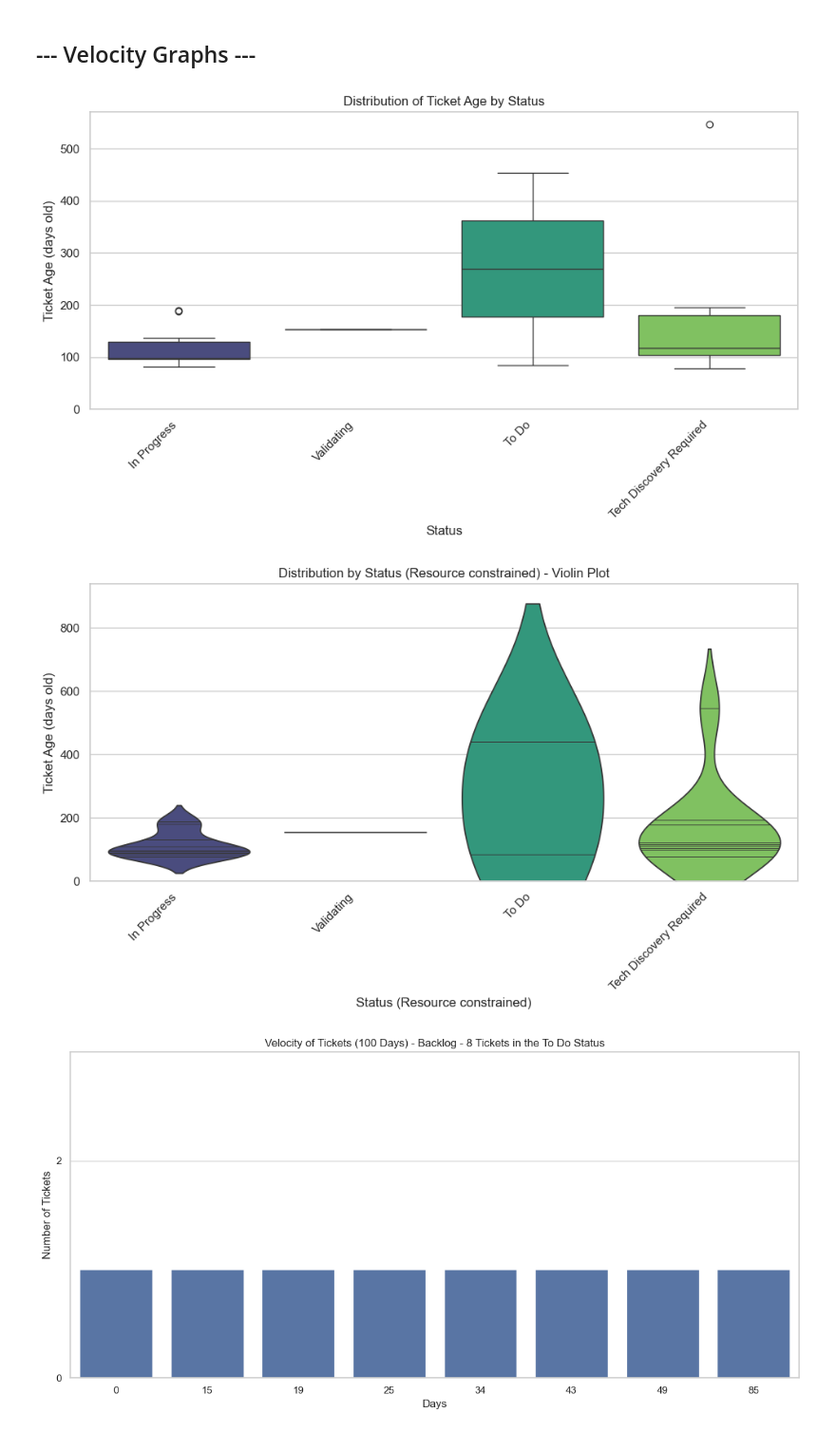
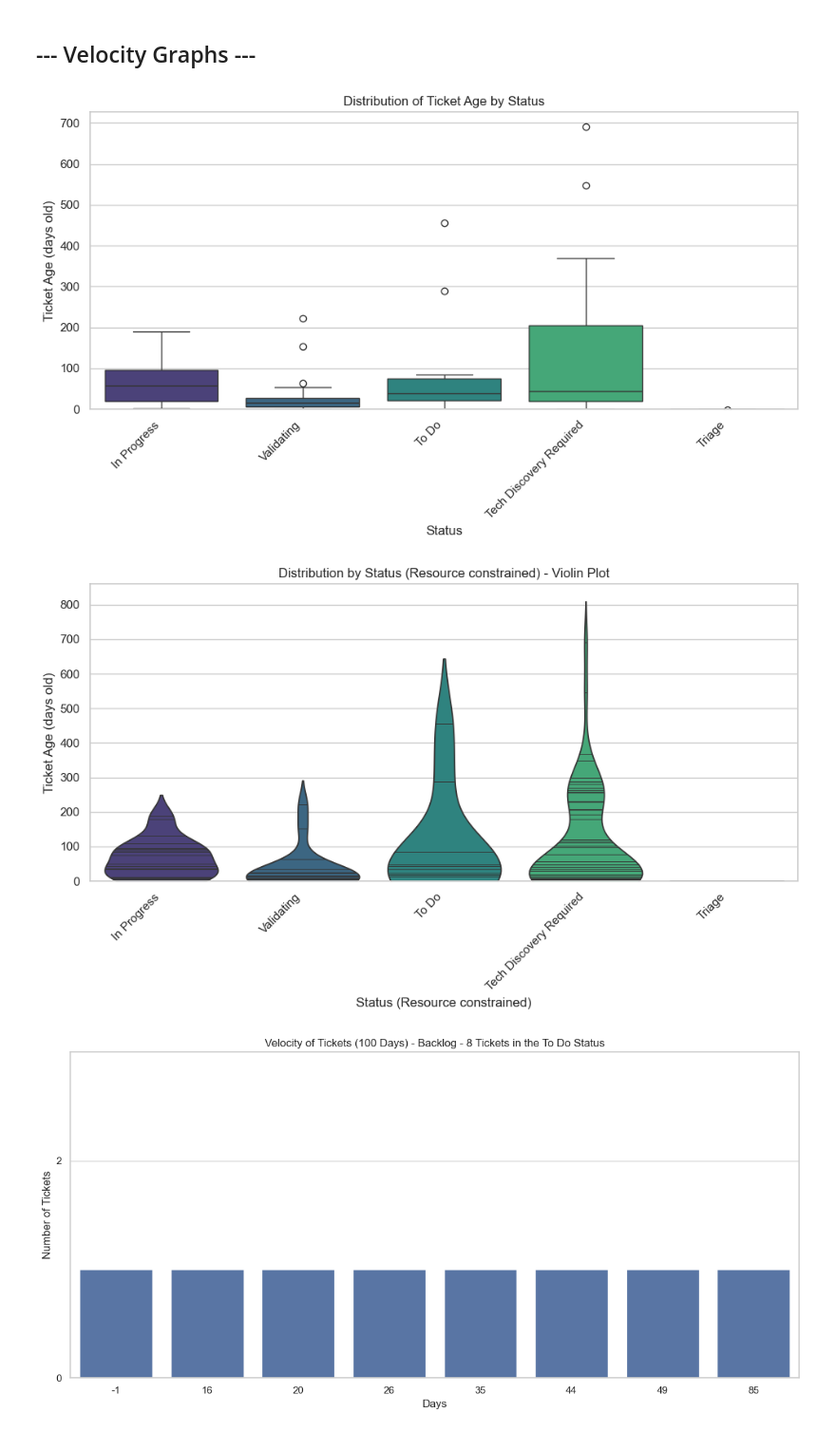
Before and after one commit to jorgeerodriguez/Jira, a Jupyter notebook: Jira.ipynb, the cells around one changed output. Shown at 95% size. Saved outputs shown, nothing was run; the diff lists cells and outputs as text; code cells hidden in the pictures.

Commit message:
Fixing Dates and building key reports plus cleanign code

```diff
--- a/Jira.ipynb
+++ b/Jira.ipynb
@@ -1177,34 +1073,0 @@ Generating countplot for Status, colored by Issue Type...
-# %%
-# Assuming df is your DataFrame and imports are done
-
-# --- IMPORTANT: Convert date columns first! ---
-# Do this ONCE for your DataFrame
-# df['created'] = pd.to_datetime(df['created'], errors='coerce')
-# df['updated'] = pd.to_datetime(df['updated'], errors='coerce')
-# 'errors='coerce'' will turn unparseable dates into NaT (Not a Time)
-# ---------------------------------------------
-df_issues['created'] = pd.to_datetime(df_issues['created'], errors='coerce')
-df_issues['updated'] = pd.to_datetime(df_issues['updated'], errors='coerce')
-
-# Ensure 'created' column is datetime type before running this
-if pd.api.types.is_datetime64_any_dtype(df_issues['created']):
-    print("Generating histogram for Issues (Tickets) Created Over Time...")
-    plt.figure(figsize=(12, 6))
-    # Plot distribution of creation dates. Adjust 'bins' as needed.
-    sns.histplot(data=df_issues[df_issues['created'].dt.year > 2000], x='created', bins=35, kde=True, label='Created')
-    #sns.histplot(data=df_issues, x='updated', bins=30, kde=True, label='Updated')
-    plt.title('Distribution of Issues (Tickets) Created Over Time')
-    #plt.title('Issue Creation Frequency Over Time')
-    plt.xlabel('Creation Date')
-    plt.ylabel('Number of Issues (Tickets) Created')
-    plt.xticks(rotation=0) # Rotate date labels if they overlap
-    plt.tight_layout()
-    plt.legend(title='Issue Type') # Add a legend
-    plt.legend(title='Issue Type', loc='upper left')
-    #plt.axvline(df_issues['created'].mean(), color='r', linestyle='--', label='Mean Created Date')
-    #plt.axvline(df_issues['updated'].mean(), color='g', linestyle='--', label='Mean Updated Date')
-    #plt.legend()
-    plt.show()
-else:
-    print("Skipping time-based plot: 'created' column is not datetime type.")
-    print("Please convert using: df['created'] = pd.to_datetime(df['created'], errors='coerce')")
@@ -1568,7 +1388,7 @@ plt.figure(figsize=(10, 6))
 # data: Your DataFrame
 # palette: Optional color scheme
 df = df_issues.copy()
-df = df[(df['updated'].dt.year > 2000) & (df['created'].dt.year > 2000)] # Filter out rows with NaT values
+#df = df[(df['updated'].dt.year > 2000) & (df['created'].dt.year > 2000)] # Filter out rows with NaT values
 # Now you can safely use the .dt accessor
 #df = df[df['status'] == 'In Progress'] # Filter out NaT values
 df = df[df['status'] != 'Done'] # Filter out NaT values
@@ -1611,24 +1431,24 @@ plt.tight_layout()
 # --- Display the Plot ---
 plt.show()
 # %% [output]
-[figure, old version]
+[figure, new version]
 # %%
 # --- Alternative: Violin Plot ---
 # If you prefer a violin plot (shows density distribution), uncomment the lines below:
 plt.figure(figsize=(10, 6))
-ax_violin = sns.violinplot(x='status', y='velocity_days', data=df, palette="viridis", inner="stick", hue='status') # 'inner' can be 'box', 'quartile', 'point', 'stick', None
+ax_violin = sns.violinplot(x='status', y='velocity_days', data=df[(df['status'] != 'Done') & (df['status'] != 'Will Not Do')], palette="viridis", inner="stick", hue='status') # 'inner' can be 'box', 'quartile', 'point', 'stick', None
 plt.title(f'Distribution by Status ({status.capitalize()}) - Violin Plot')
 plt.xlabel(f'Status ({status.capitalize()})')
 plt.ylabel('Ticket Age (days old)')
 plt.xticks(rotation=45, ha='right')
 y_min, y_max = plt.ylim() # Get current y-axis limits
 y_min = 0 # Set minimum y-axis limit to 0
 #y_max = 400
 plt.ylim(y_min, y_max) # Set y-axis limits to the current limits
 plt.tight_layout()
 plt.show()
 # %% [output]
-[figure, old version]
+[figure, new version]
 # %%
 # Import ticker from matplotlib
 # from matplotlib import ticker
```
Also changed, not shown: parts of 51 cells of this notebook, 2 other files.
